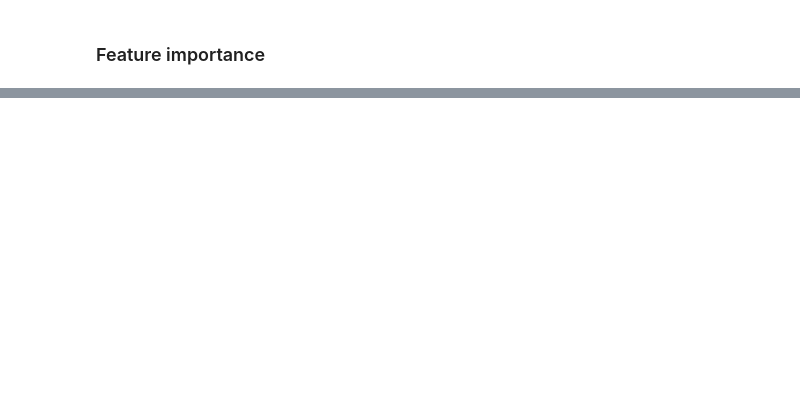
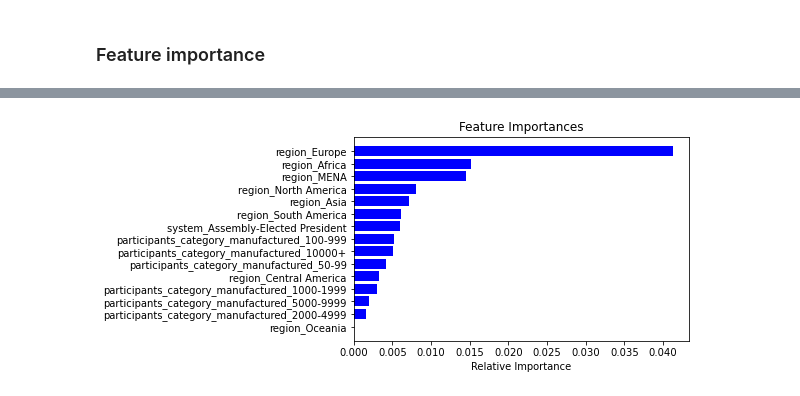
Before and after one commit to sethnlewis/Predicting-Political-Revolutions, a Jupyter notebook: notebooks/MODEL - ALL.ipynb, the cells around one changed output, grey strips where cells are left out. Drawn from its saved outputs; the diff is of its cells as text; code cells hidden in the pictures; blank space fills up the shorter version.

```diff
--- a/notebooks/MODEL - ALL.ipynb
+++ b/notebooks/MODEL - ALL.ipynb
@@ -594,0 +543,21 @@ complete
+# %%
+# EVALUATE RANDOM FOREST MODEL FEATURE IMPORTANCE
+# we see that random forest seemingly predicts the most common for each country, an analysis with minimal, biased real world value
+
+tr, tes = get_df(x_train, x_test)
+
+rf_mod = clone(rf.steps[2][1])
+rf_mod.fit(tr, y_train)
+
+VAR_CT = 15
+
+importances = rf_mod.feature_importances_[:VAR_CT]
+indices = np.argsort(importances)
+features = tr.columns
+plt.figure(figsize=(6, VAR_CT/4))
+plt.title('Feature Importances')
+plt.barh(range(len(indices)), importances[indices], color='b', align='center')
+plt.yticks(range(len(indices)), [features[i] for i in indices])
+plt.xlabel('Relative Importance');
+# %% [output]
+[figure, added]
```
Also changed, not shown: parts of 13 cells of this notebook.
